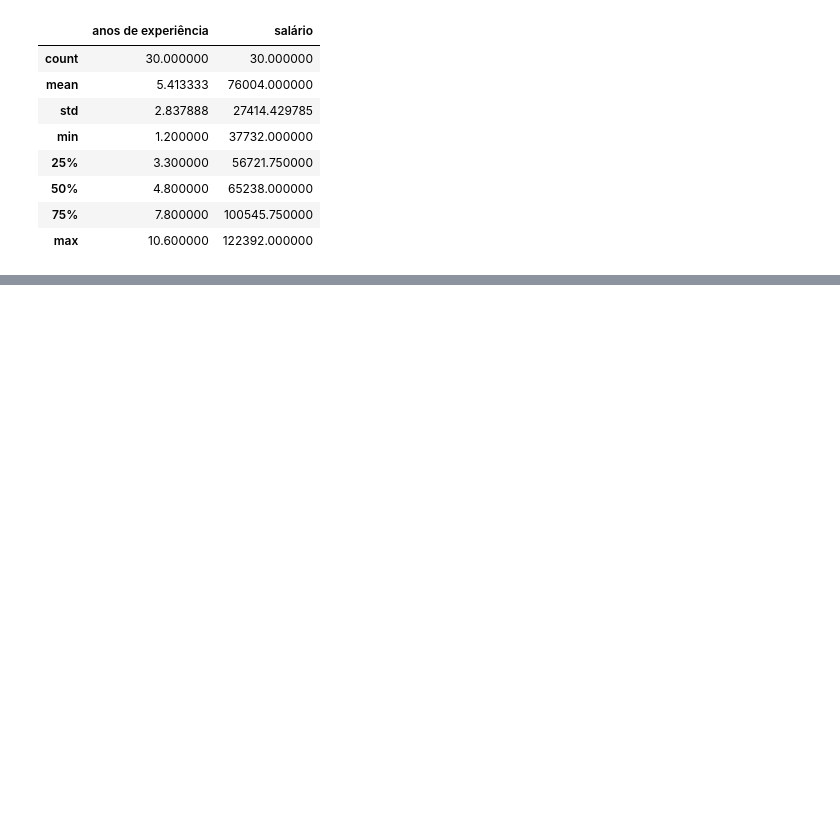
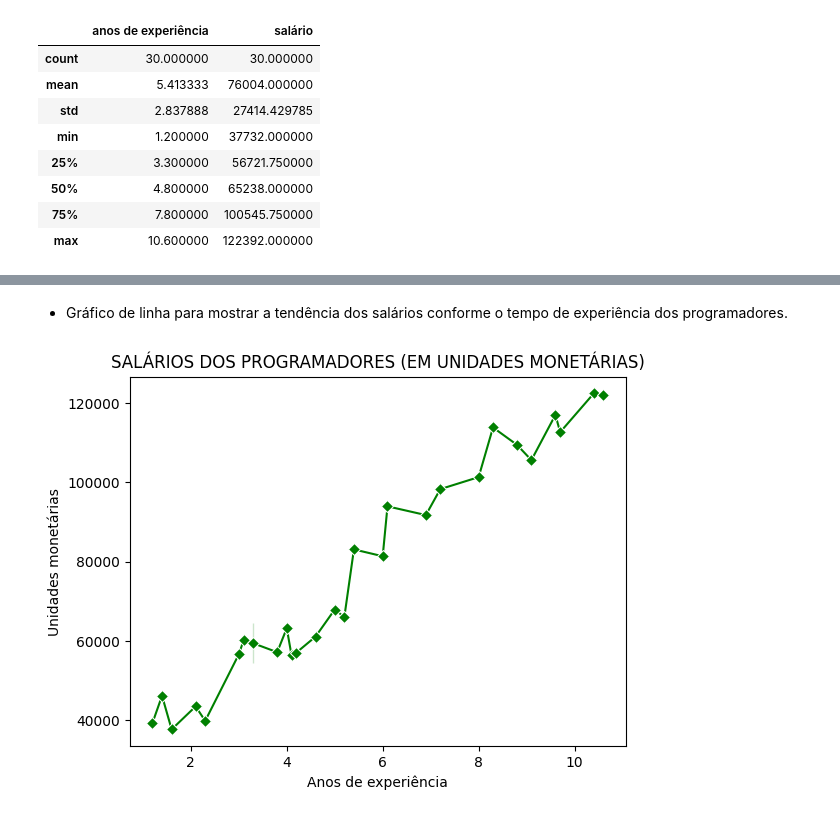
Before and after one commit to KARINAgoncalvesSOARES/ML_analisando_salario_de_programadores, a Jupyter notebook: analisando_salario.ipynb, the cells around one changed output, grey strips where cells are left out. Drawn from its saved outputs; the diff is of its cells as text; code cells hidden in the pictures; blank space fills up the shorter version.

Commit message:
Visualização de dados

```diff
--- a/analisando_salario.ipynb
+++ b/analisando_salario.ipynb
@@ -110,0 +171,11 @@ df.describe()
+# %% [markdown]
+* Gráfico de linha para mostrar a tendência dos salários conforme o tempo de experiência dos programadores.
+# %%
+sns.lineplot(data=df, x="anos de experiência", y="salário", color="green", marker="D")
+
+plt.title("SALÁRIOS DOS PROGRAMADORES (EM UNIDADES MONETÁRIAS)")
+plt.xlabel("Anos de experiência")
+plt.ylabel('Unidades monetárias')
+plt.show()
+# %% [output]
+[figure, added]
```
Also changed, not shown: parts of 8 cells of this notebook.
